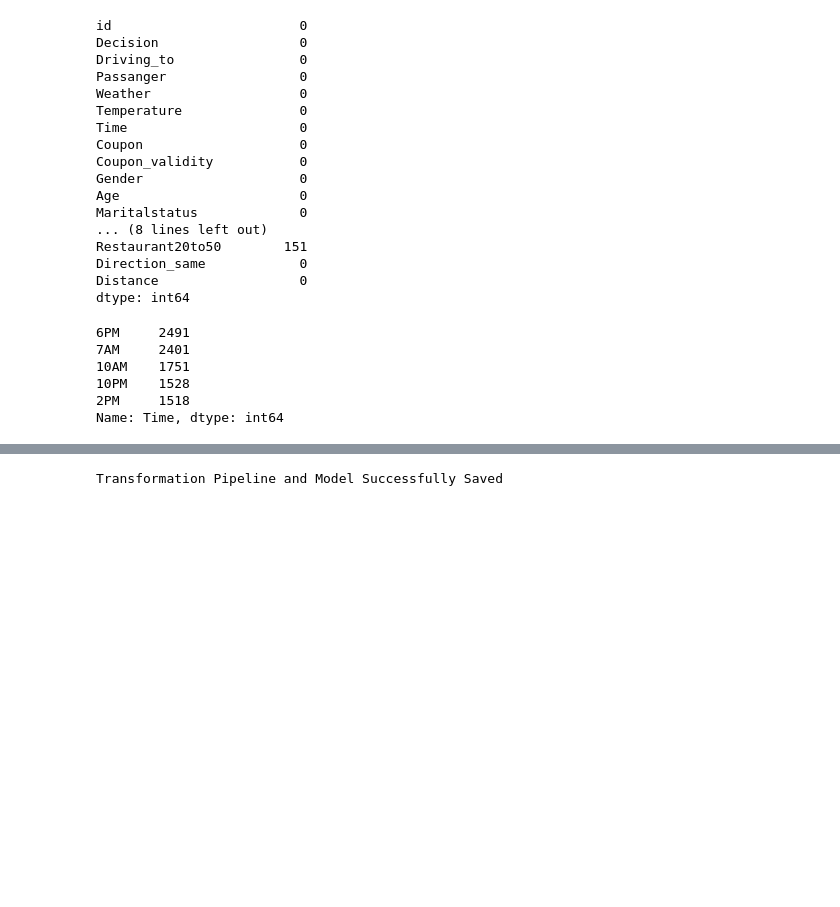
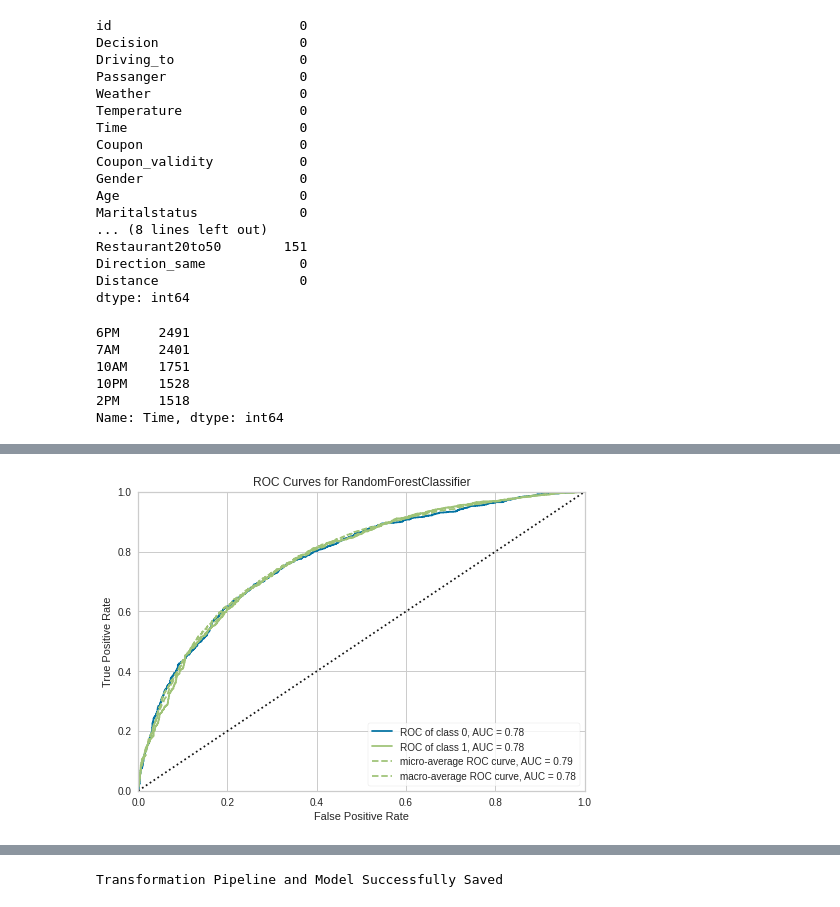
Before and after one commit to ZhuoqunWang0120/cs671kaggle, a Jupyter notebook: report.ipynb, the cells around one changed output, grey strips where cells are left out. Cells and saved outputs as stored; diff of their text form; code cells hidden in the pictures; blank space fills up the shorter version.

Commit message:
submission 2: random forest, tuned with pycaret default grid

```diff
--- a/report.ipynb
+++ b/report.ipynb
@@ -110,0 +114,2 @@ best_model = compare_models()
+# %%
+rf = create_model('rf')
@@ -110,0 +130,2 @@ best_model = compare_models()
+# %%
+tuned_rf = tune_model(rf)
@@ -110,0 +146,4 @@ best_model = compare_models()
+# %%
+plot_model(tuned_rf, plot = 'auc')
+# %% [output]
+[figure, added]
```
Also changed, not shown: parts of 15 cells of this notebook, 1 other file.
